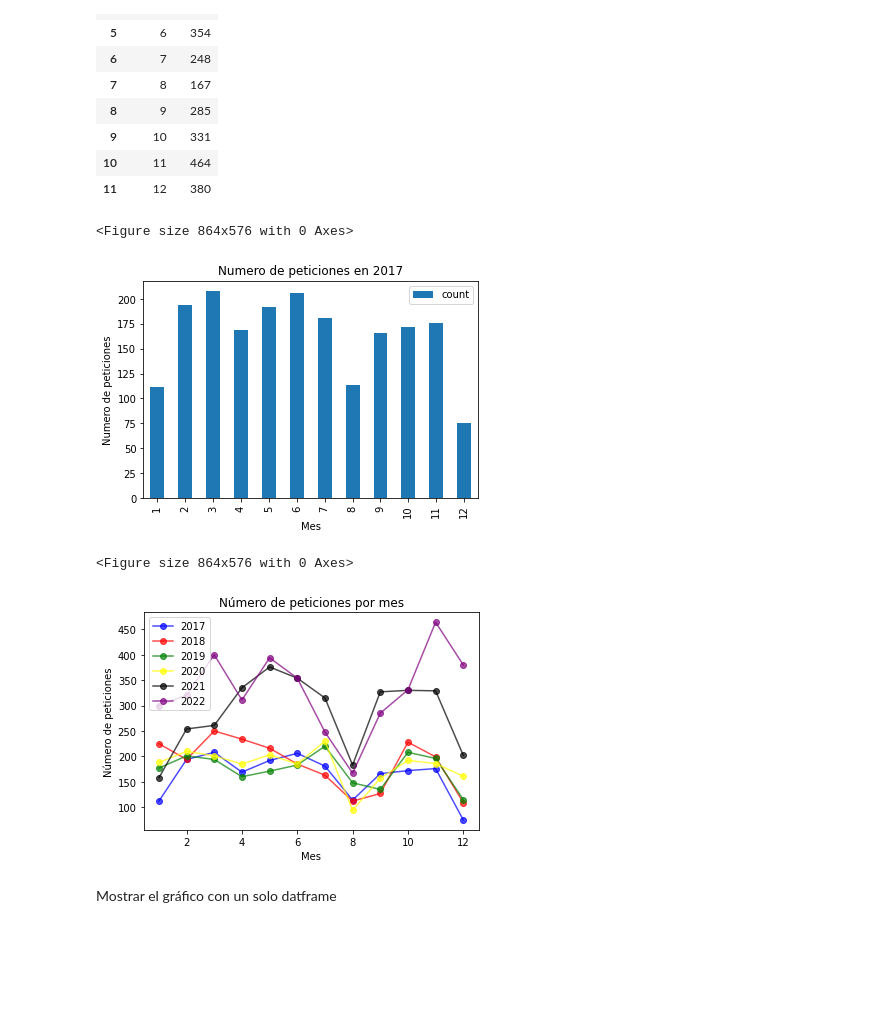
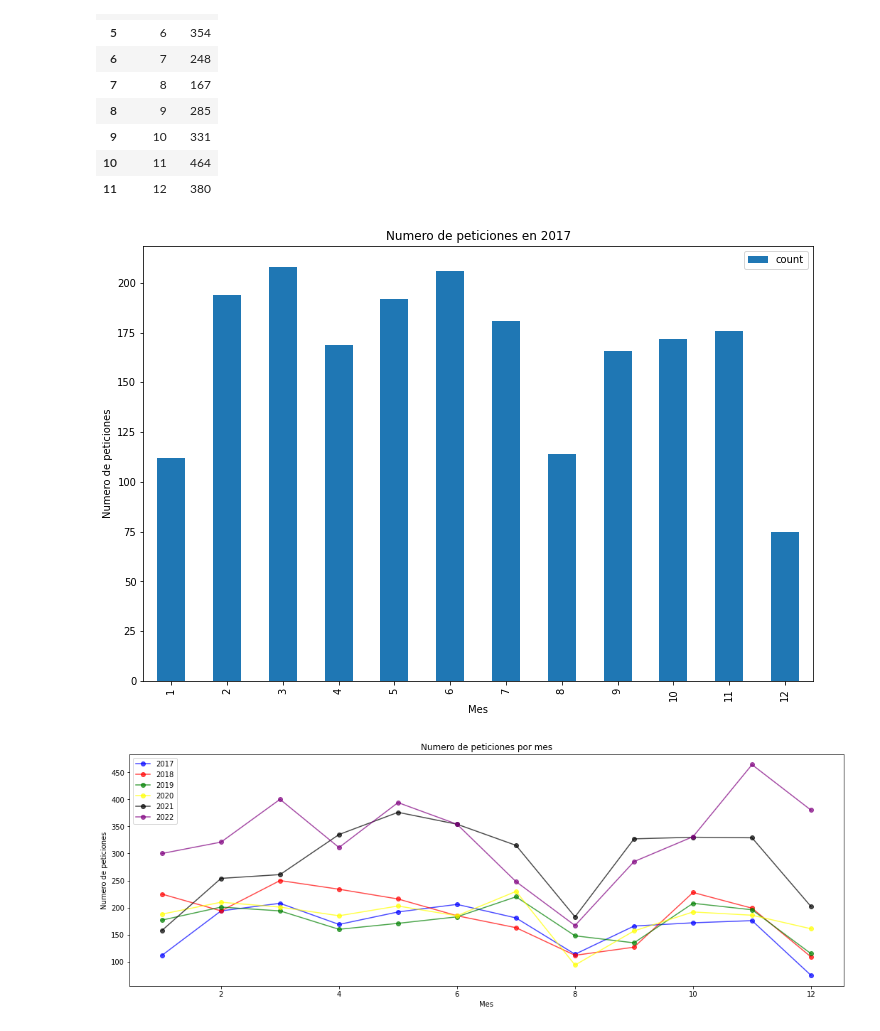
Before and after one commit to jvidorreta/TFG_SDG_JVID, a Jupyter notebook: TFG_SDG_JVID.ipynb, the cells around one changed output. Saved outputs shown, nothing was run; the diff lists cells and outputs as text; code cells hidden in the pictures; blank space fills up the shorter version.

```diff
--- a/TFG_SDG_JVID.ipynb
+++ b/TFG_SDG_JVID.ipynb
@@ -3,10 +9,5 @@
 # %%
-import pandas as pd
-import numpy as np
-import matplotlib.pyplot as plt
-import requests
-
-url = 'https://github.com/jvidorreta/TFG_SDG_JVID/raw/4890d63251221b2cfe988f6a64bc9813be94bde1/BBDD-Local.xlsx'
+url = 'https://github.com/jvidorreta/TFG_SDG_JVID/raw/main/BBDD-Local%20(1).xlsx'
 
 # Download the file using the requests library
 response = requests.get(url)
@@ -54,6 +68,9 @@ print(df.shape) #Muestra el nº de filas y columnas en la BBDD
 **Subcategoría:** Subcategoría asocida a la que hace la petición.
 
 **Fecha de modificación:** Fecha y hora en la cual se resuelve la petición.
+# %%
+#Se homogeniza la columna de Tipo con las 3 columnas de Categoría para tener una única columna centralizada
+df['Categoria_Final_2'] = df[['Categoría.2','Categoría.1', 'Categoría','Tipo' ]].apply(lambda x: x[x.first_valid_index()], axis=1)
 # %%
 #Cambiamos el nombre de algunas columnas para poder trabajar con ellas mas adelante
 
@@ -184,42 +201,24 @@ counts_2022
 | 11 | 12 | 380 |
 # %%
 #Mostramos un grafico de barras para ver que se ha hecho correctamente
-plt.figure(figsize=(12, 8))
 
-counts_2017.plot(x='Month', y='count',kind = 'bar')
-
-plt.xlabel('Mes')
-plt.ylabel('Numero de peticiones')
-plt.title('Numero de peticiones en 2017')
-
-plt.show()
+ax= counts_2017.plot(x='Month', y='count',kind = 'bar',figsize=(12, 8))
+ax.set(xlabel='Mes', ylabel='Numero de peticiones',title='Numero de peticiones en 2017');
 # %% [output]
-<Figure size 864x576 with 0 Axes>
-[figure, old version]
+[figure, new version]
 # %%
-plt.figure(figsize=(12, 8))
 #Se procede a crear un grafico que muestre los distintos dataframes creados para cada año
-"""
-counts_2016.plot(x='Month', y='count', kind='line', color='red', ax=ax, alpha=0.7,marker = 'o')
 
-"""
+#counts_2016.plot(x='Month', y='count', kind='line', color='red', ax=ax, alpha=0.7,marker = 'o')
 
-ax = counts_2017.plot(x='Month', y='count', kind='line', color='blue',alpha=0.7,marker = 'o')
+ax = counts_2017.plot(x='Month', y='count', kind='line', color='blue',alpha=0.7,marker = 'o',figsize=(18, 6))
 counts_2018.plot(x='Month', y='count', kind='line', color='red', ax=ax, alpha=0.7,marker = 'o')
 counts_2019.plot(x='Month', y='count', kind='line', color='green', ax=ax, alpha=0.7,marker = 'o')
 counts_2020.plot(x='Month', y='count', kind='line', color='yellow', ax=ax, alpha=0.7,marker = 'o')
 counts_2021.plot(x='Month', y='count', kind='line', color='black', ax=ax, alpha=0.7,marker = 'o')
 counts_2022.plot(x='Month', y='count', kind='line', color='purple', ax=ax, alpha=0.7,marker = 'o')
 
-ax.set_xlabel('Mes')
-ax.set_ylabel('Número de peticiones')
-ax.set_title('Número de peticiones por mes')
-ax.legend(['2017','2018','2019','2020','2021','2022'])
-
-
-plt.show()
+ax.set(xlabel='Mes', ylabel='Numero de peticiones',title='Numero de peticiones por mes')
+ax.legend(['2017','2018','2019','2020','2021','2022']);
 # %% [output]
-<Figure size 864x576 with 0 Axes>
-[figure, old version]
+[figure, new version]
-# %% [markdown]
-Mostrar el gráfico con un solo datframe
```
Also changed, not shown: parts of 10 cells of this notebook.
